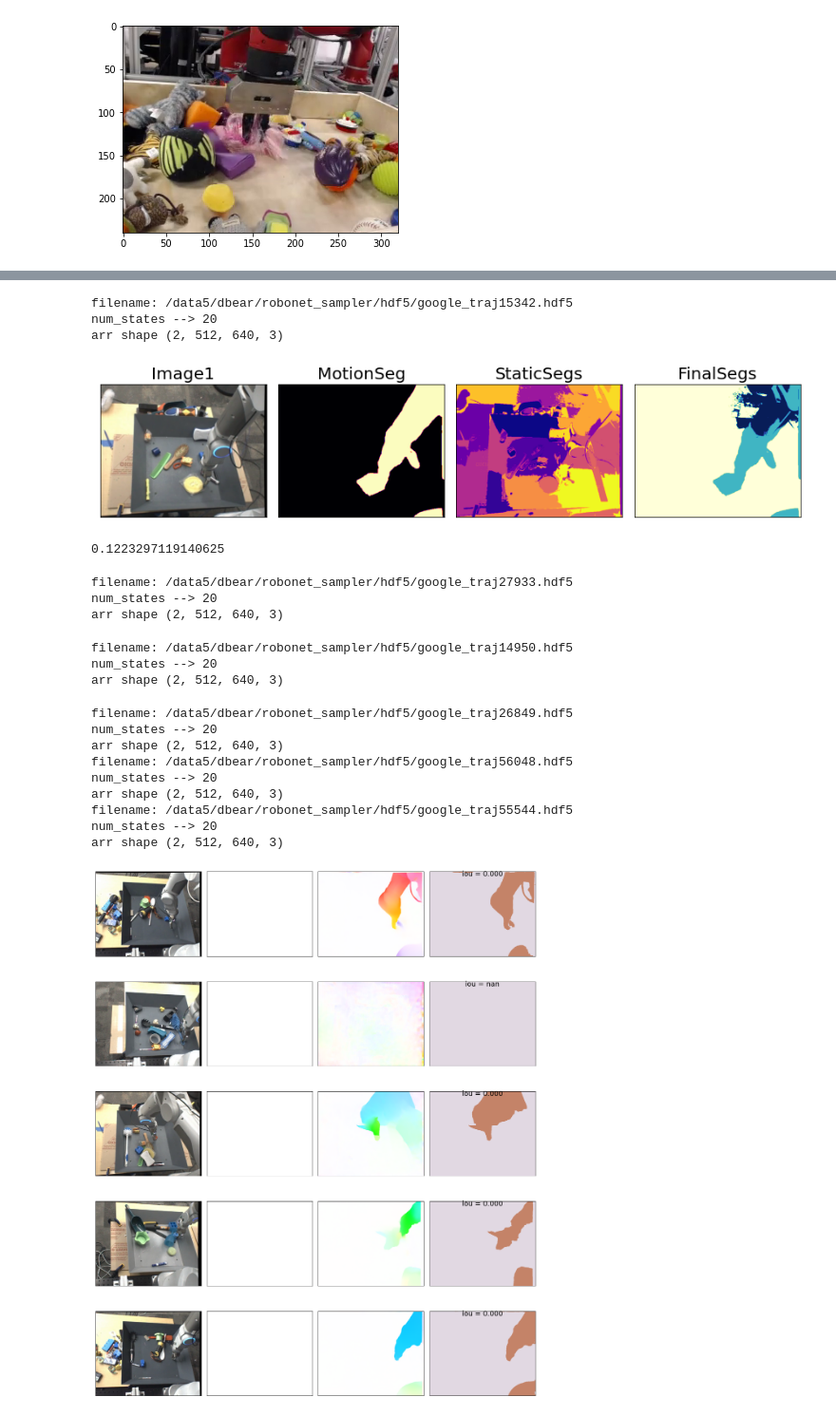
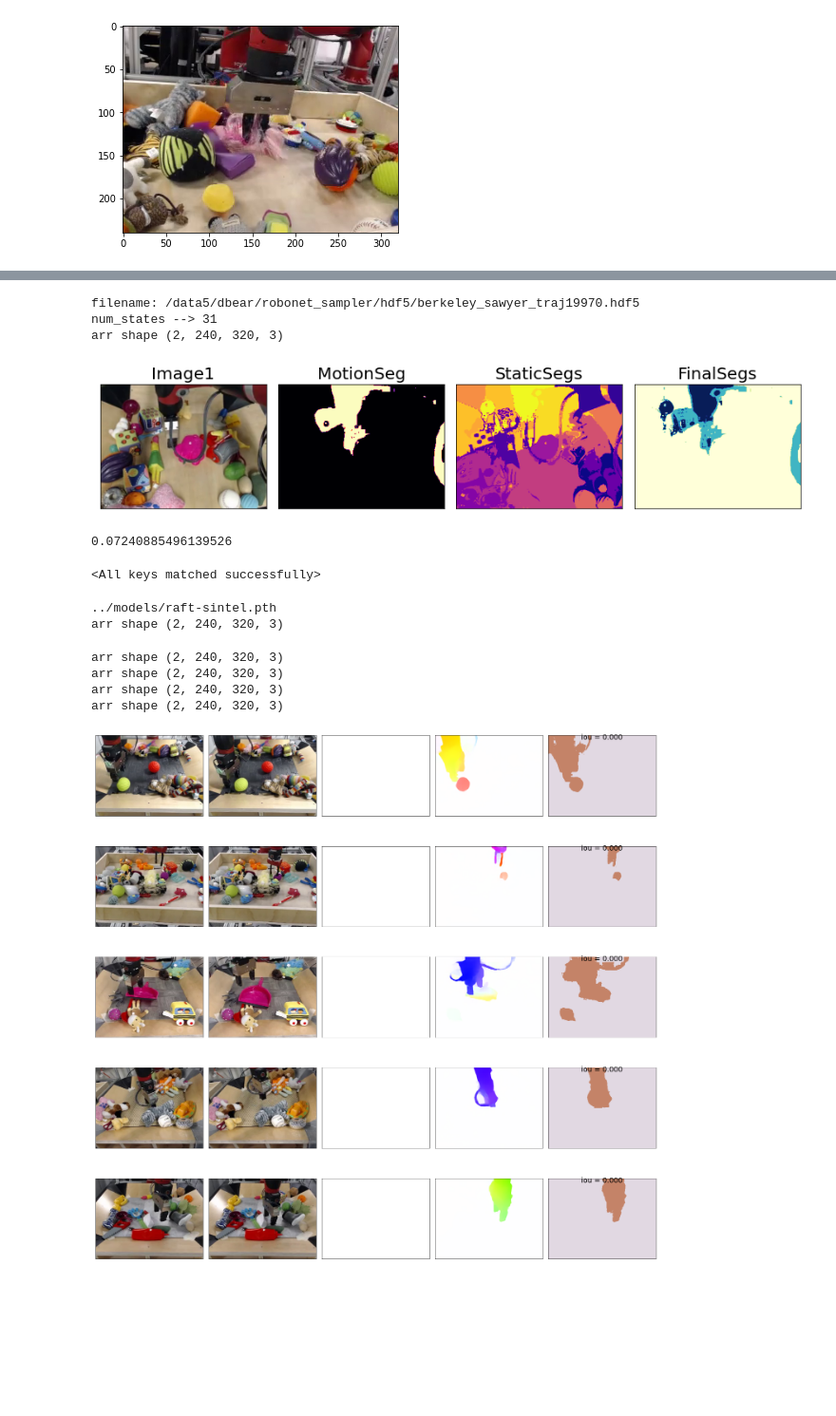
Before and after one commit to neuroailab/RAFT, a Jupyter notebook: notebooks/TDW_dataloading_020522.ipynb, the cells around one changed output, grey strips where cells are left out. Shown at 95% size. Saved outputs shown, nothing was run; the diff lists cells and outputs as text; code cells hidden in the pictures; blank space fills up the shorter version.

Commit message:
training on robonet

```diff
--- a/notebooks/TDW_dataloading_020522.ipynb
+++ b/notebooks/TDW_dataloading_020522.ipynb
@@ -146,0 +150,3 @@ viz_raft_prediction(net, tdw_dataset, ex=99, iters=[1,6,12,24], thingness=False,
+# %%
+img1, img2, _, _ = tdw_dataset[41]
+_, pred = net(img1.cuda()[None], img2.cuda()[None], iters=12, test_mode=True)
@@ -227,7 +237,7 @@ def visualize_error_maps(model, dataset, examples=[0], iters=24, thresh=4, max_e
     else:
         examples = examples[:max_examples]
 
-    titles = ['image1', 'gt', 'pred @ %d iters' % iters, 'iou = ']
+    titles = ['img1', 'img2', 'gt', 'pred @ %d iters' % iters, 'iou = ']
     n_rows = min(len(examples), max_examples)
     n_cols = len(titles)
     fig, axes = plt.subplots(n_rows, n_cols, figsize=(4*n_cols, 4*n_rows))
@@ -238,14 +248,15 @@ def visualize_error_maps(model, dataset, examples=[0], iters=24, thresh=4, max_e
         return_vals = val_fn(ex)
         ax = axes[row]
         ax[0].imshow(return_vals['image1'])
-        ax[1].imshow(return_vals['gt'])
-        ax[2].imshow(return_vals['pred'])
-        ax[3].imshow(return_vals['error_map'])
+        ax[1].imshow(return_vals['image2'])
+        ax[2].imshow(return_vals['gt'])
+        ax[3].imshow(return_vals['pred'])
+        ax[4].imshow(return_vals['error_map'])
 
         iou = return_vals['iou']
-        ts = titles[:3] + [titles[-1] + ("%.3f" % iou)]
+        ts = titles[:-1] + [titles[-1] + ("%.3f" % iou)]
         for col, title in enumerate(ts):
-            if col == 3:
+            if col == 4:
                 ax[col].set_title(ts[col], fontsize=18, y=0.92)
             ax[col].set_xticks([])
             ax[col].set_yticks([])
@@ -574,6 +587,9 @@ vis_utils.imshow(rmov['images'], None, 1)
 # %% [output]
 [figure]
 # %%
-robonet_dataset = raft_datasets.RobonetFlowDataset(sequence_length=2, dataset_names='google')
+robonet_dataset = raft_datasets.RobonetFlowDataset(sequence_length=2,
+                                                   dataset_names=["berk*"],
+                                                   train=False
+                                                  )
 print(robonet_dataset.all_robots)
 # %% [output]
@@ -582,27 +598,25 @@ Using 100 files from robots with names ['google']
 # %%
 viz_segments(explain_net, robonet_dataset, 15)
 # %% [output]
-filename: /data5/dbear/robonet_sampler/hdf5/google_traj15342.hdf5
-num_states --> 20
-arr shape (2, 512, 640, 3)
+filename: /data5/dbear/robonet_sampler/hdf5/berkeley_sawyer_traj19970.hdf5
+num_states --> 31
+arr shape (2, 240, 320, 3)
-[figure, old version]
+[figure, new version]
-0.1223297119140625
+0.07240885496139526
+# %%
+load_path = '../models/raft-sintel.pth'
+# load_path = '../checkpoints/raft-tdw-bn-fullplay.pth'
+net.load_state_dict(torch.load(load_path), strict=False)
+# %% [output]
+<All keys matched successfully>
 # %%
-visualize_error_maps(net, robonet_dataset, examples=None, thresh=0.5)
+print(load_path)
+visualize_error_maps(net, robonet_dataset, examples=range(5,10), thresh=0.5)
 # %% [output]
-filename: /data5/dbear/robonet_sampler/hdf5/google_traj27933.hdf5
-num_states --> 20
-arr shape (2, 512, 640, 3)
+../models/raft-sintel.pth
+arr shape (2, 240, 320, 3)
-filename: /data5/dbear/robonet_sampler/hdf5/google_traj14950.hdf5
-num_states --> 20
-arr shape (2, 512, 640, 3)
+arr shape (2, 240, 320, 3)
+arr shape (2, 240, 320, 3)
+arr shape (2, 240, 320, 3)
+arr shape (2, 240, 320, 3)
-filename: /data5/dbear/robonet_sampler/hdf5/google_traj26849.hdf5
-num_states --> 20
-arr shape (2, 512, 640, 3)
-filename: /data5/dbear/robonet_sampler/hdf5/google_traj56048.hdf5
-num_states --> 20
-arr shape (2, 512, 640, 3)
-filename: /data5/dbear/robonet_sampler/hdf5/google_traj55544.hdf5
-num_states --> 20
-arr shape (2, 512, 640, 3)
-[figure, old version]
+[figure, new version]
```
Also changed, not shown: parts of 15 cells of this notebook, 5 other files.
